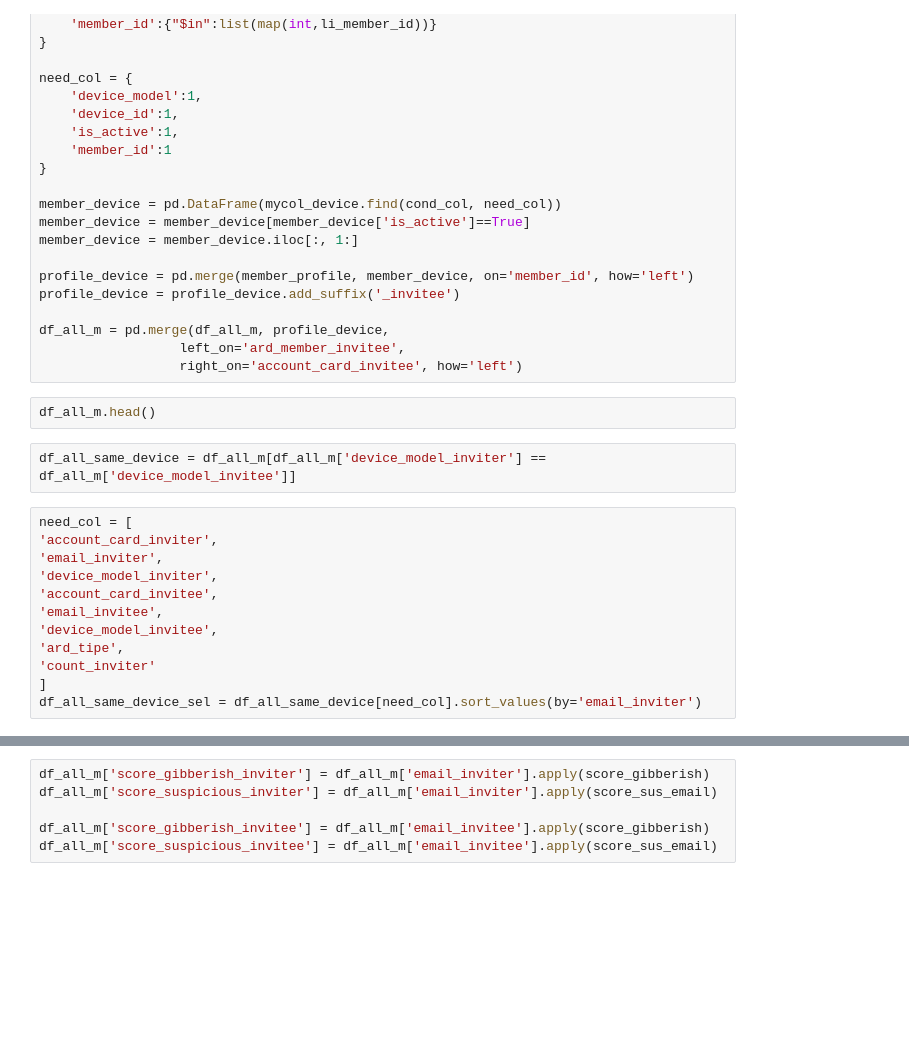
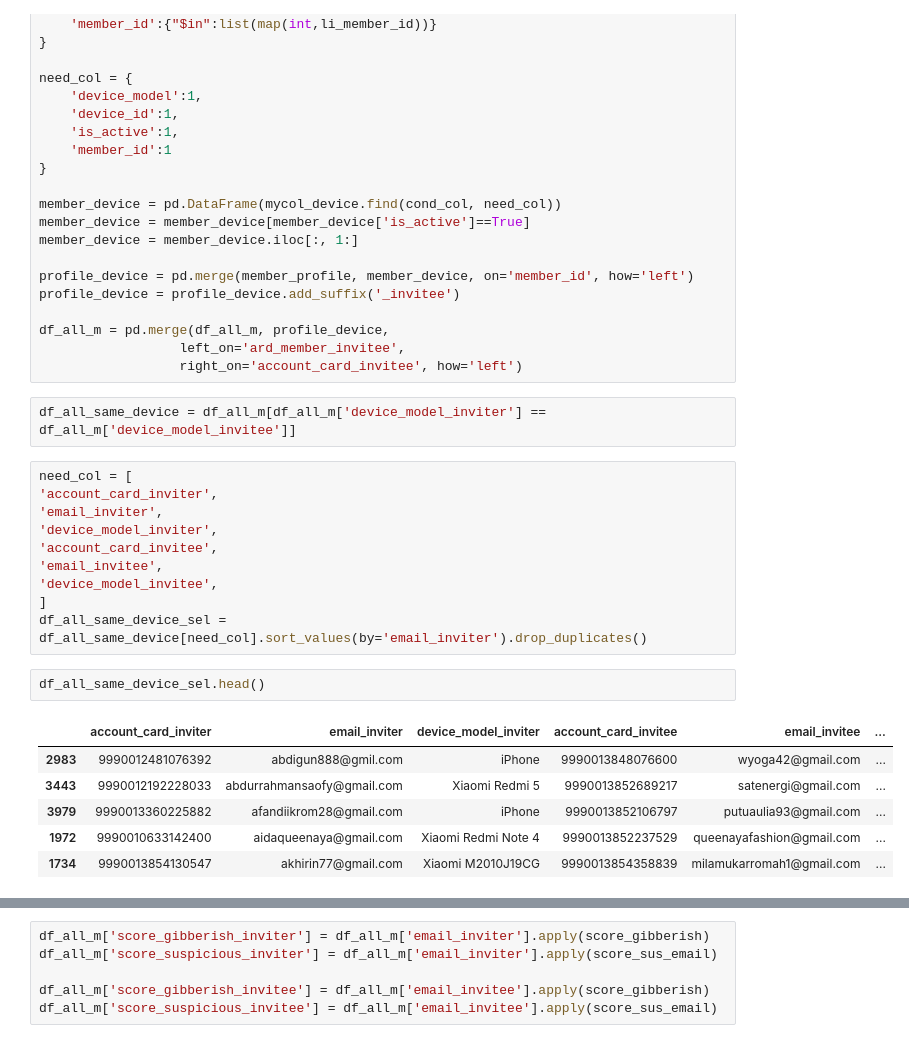
Before and after one commit to akhiyarwaladi/alfagift_alert, a Jupyter notebook: referal_voucher_lookup.ipynb, the cells around one changed output, grey strips where cells are left out. Saved outputs shown, nothing was run; the diff lists cells and outputs as text; blank space fills up the shorter version.

```diff
--- a/referal_voucher_lookup.ipynb
+++ b/referal_voucher_lookup.ipynb
@@ -262,8 +308,6 @@ profile_device = profile_device.add_suffix('_invitee')
 df_all_m = pd.merge(df_all_m, profile_device,
                   left_on='ard_member_invitee',
                   right_on='account_card_invitee', how='left')
-# %%
-df_all_m.head()
 # %%
 df_all_same_device = df_all_m[df_all_m['device_model_inviter'] == df_all_m['device_model_invitee']]
 # %%
@@ -274,9 +318,16 @@ need_col = [
 'account_card_invitee',
 'email_invitee',
 'device_model_invitee',
-'ard_tipe',
-'count_inviter'
 ]
-df_all_same_device_sel = df_all_same_device[need_col].sort_values(by='email_inviter')
+df_all_same_device_sel = df_all_same_device[need_col].sort_values(by='email_inviter').drop_duplicates()
+# %%
+df_all_same_device_sel.head()
+# %% [output]
+|  | account_card_inviter | email_inviter | device_model_inviter | account_card_invitee | email_invitee | ... |
+| 2983 | 9990012481076392 | abdigun888@gmil.com | iPhone | 9990013848076600 | wyoga42@gmail.com | ... |
+| 3443 | 9990012192228033 | abdurrahmansaofy@gmail.com | Xiaomi Redmi 5 | 9990013852689217 | satenergi@gmail.com | ... |
+| 3979 | 9990013360225882 | afandiikrom28@gmail.com | iPhone | 9990013852106797 | putuaulia93@gmail.com | ... |
+| 1972 | 9990010633142400 | aidaqueenaya@gmail.com | Xiaomi Redmi Note 4 | 9990013852237529 | queenayafashion@gmail.com | ... |
+| 1734 | 9990013854130547 | akhirin77@gmail.com | Xiaomi M2010J19CG | 9990013854358839 | milamukarromah1@gmail.com | ... |
 # %%
 df_all_same_device_sel.head()
```
Also changed, not shown: parts of 22 cells of this notebook.
